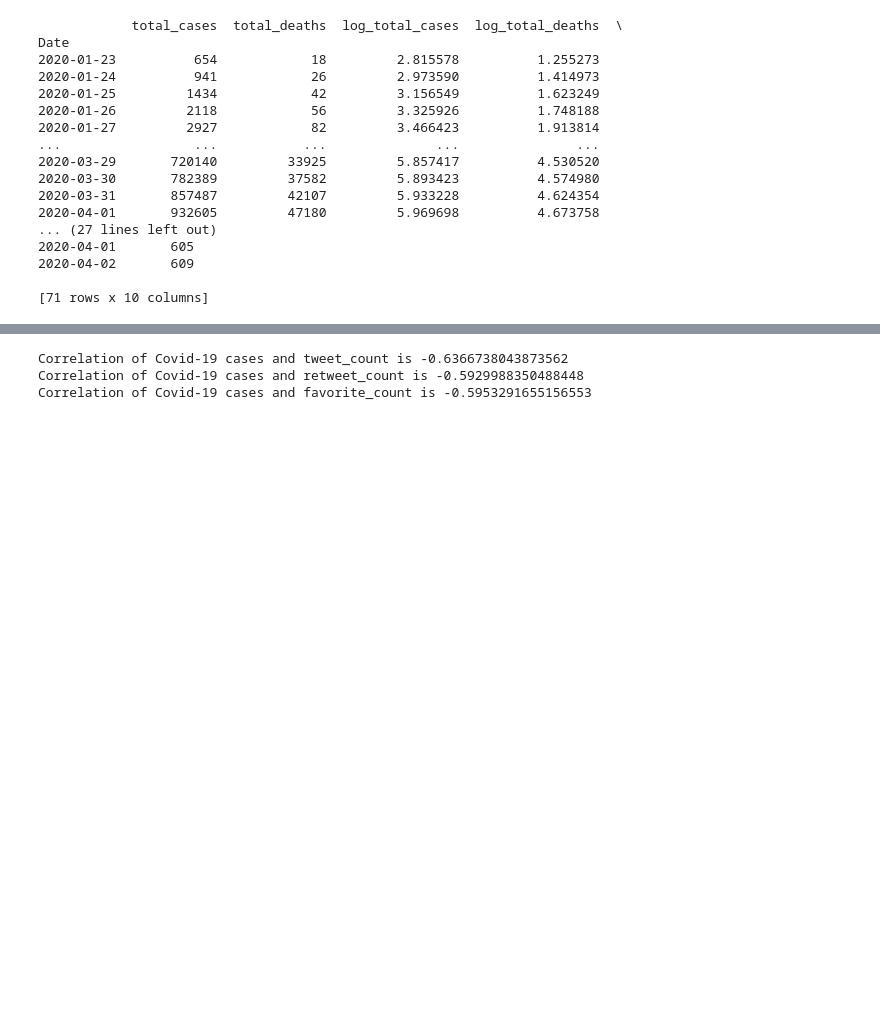
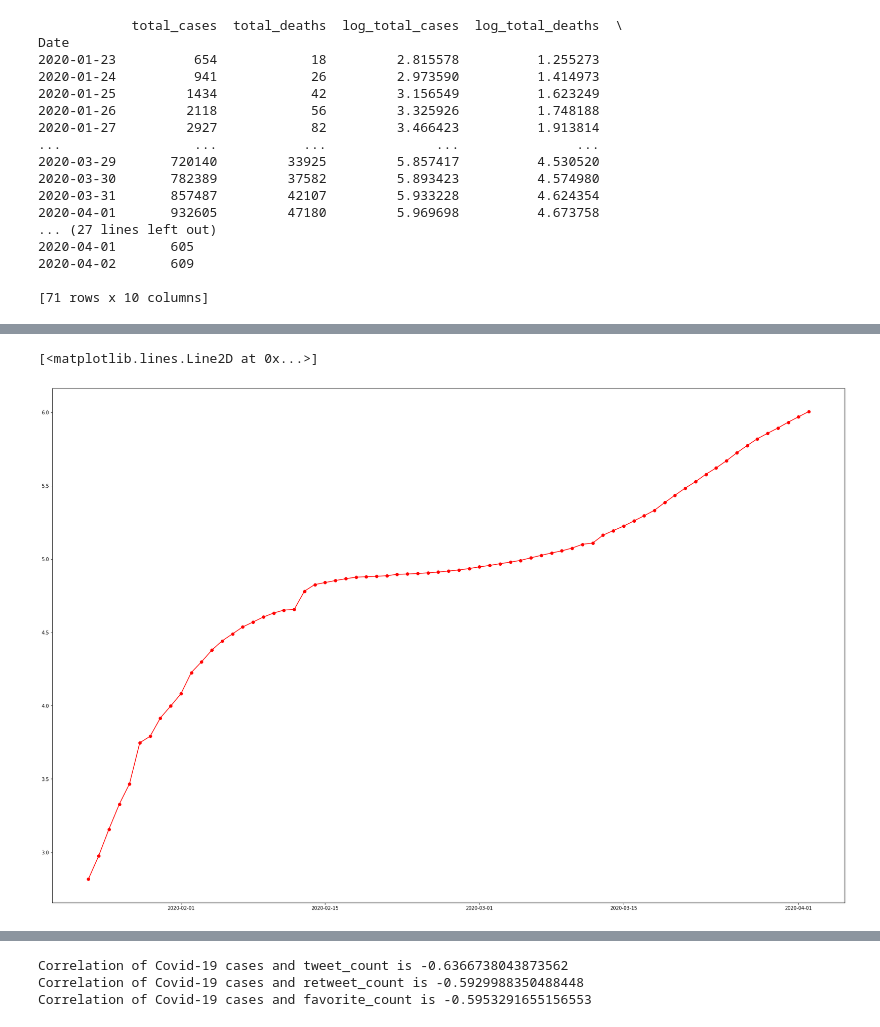
Before and after one commit to nimitchell/Covid-19-and-Climate-Change, a Jupyter notebook: Visualization graph.ipynb, the cells around one changed output, grey strips where cells are left out. Cells and saved outputs as stored; diff of their text form; code cells hidden in the pictures; blank space fills up the shorter version.

```diff
--- a/Visualization graph.ipynb
+++ b/Visualization graph.ipynb
@@ -129,3 +118,14 @@ plt.subplot(1,3,2)
+# %%
+plt.figure(figsize=(30,20))
+x_values2=df_corona.Date
+#tweets grouped by id's
+y_values1 = list(df_corona["log_total_cases"])
+y_values1=[float(x)for x in y_values1]
+
+plt.plot(x_values2, y_values1, color='r', marker="o", linestyle="-")
+# %% [output]
+[<matplotlib.lines.Line2D at 0x...>]
+[figure, added]
 # %%
 import math
 import statistics
```
Also changed, not shown: parts of 4 cells of this notebook, 1 other file.
